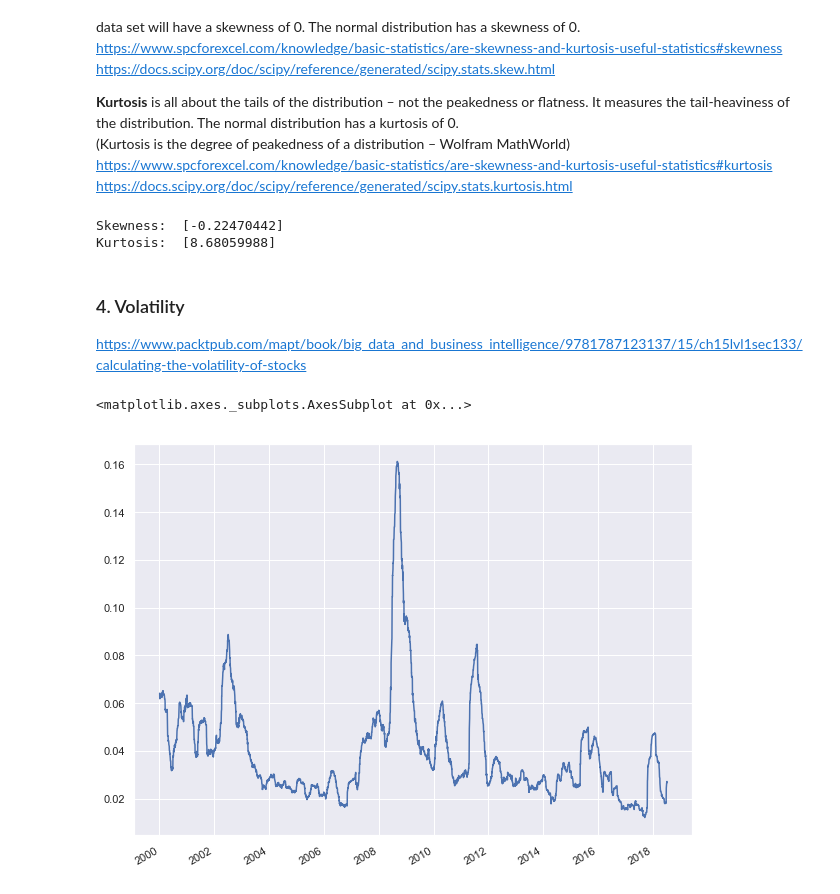
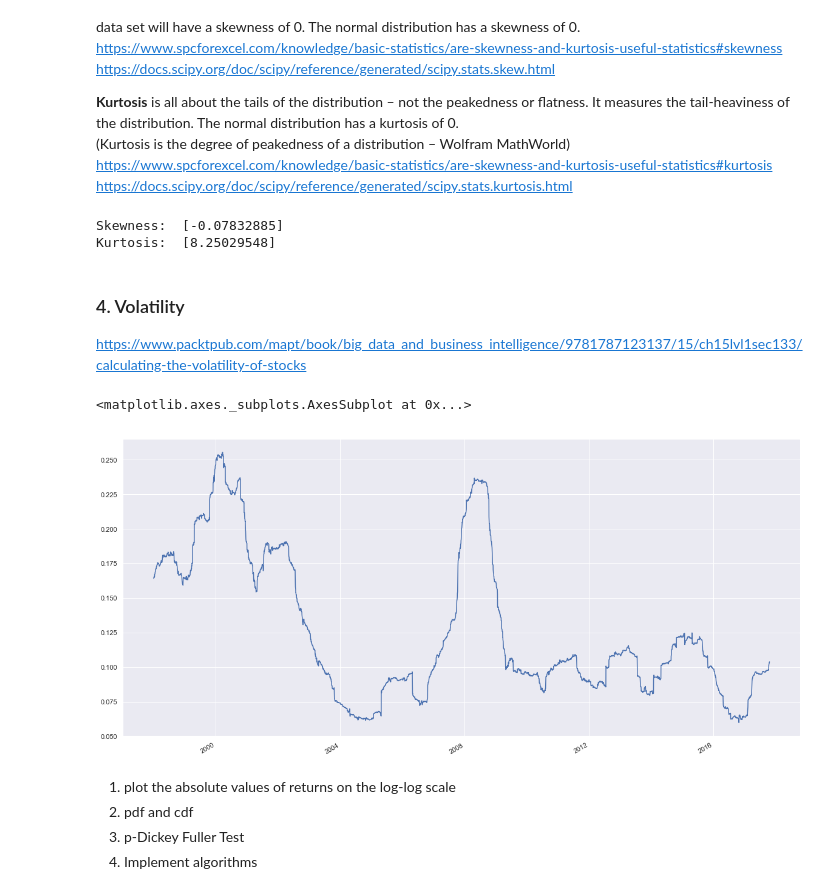
Before and after one commit to Keshav97/Final-Project, a Jupyter notebook: Preprocessing/Preprocessing.ipynb, the cells around one changed output. Cells and saved outputs as stored; diff of their text form; code cells hidden in the pictures.

```diff
--- a/Preprocessing/Preprocessing.ipynb
+++ b/Preprocessing/Preprocessing.ipynb
@@ -26,7 +26,7 @@ def read_file(filepath):
     df.drop(columns=['index'], inplace=True)
     return df
 
-filepath = '../data/alphaVantage/INX-full-daily_adjusted.csv'
+filepath = '../data/alphaVantage/MSFT-full-daily_adjusted.csv'
 stocks = read_file(filepath)
 print(stocks.info())
 stocks.head()
@@ -315,8 +317,8 @@ https://docs.scipy.org/doc/scipy/reference/generated/scipy.stats.kurtosis.html
 print("Skewness: ", sp.stats.skew(std_scaled_stock_returns))
 print("Kurtosis: ", sp.stats.kurtosis(std_scaled_stock_returns))
 # %% [output]
-Skewness:  [-0.22470442]
-Kurtosis:  [8.68059988]
+Skewness:  [-0.07832885]
+Kurtosis:  [8.25029548]
 # %% [markdown]
 ### 4. Volatility
 https://www.packtpub.com/mapt/book/big_data_and_business_intelligence/9781787123137/15/ch15lvl1sec133/calculating-the-volatility-of-stocks
@@ -329,11 +331,16 @@ df = stock_returns
 # df = minmax_scaled_stock_returns
 decomposition_param = 'returns'
 # %%
-window = 75
+window = 252
 # calculate the volatility
 vol = df[decomposition_param].rolling(window=window).std() * np.sqrt(window)
 # plot it
-vol.plot(figsize=(10, 8))
+vol.plot(figsize=(20, 10))
 # %% [output]
 <matplotlib.axes._subplots.AxesSubplot at 0x...>
-[figure, old version]
+[figure, new version]
+# %% [markdown]
+1. plot the absolute values of returns on the log-log scale
+2. pdf and cdf
+3. p-Dickey Fuller Test
+4. Implement algorithms
```
Also changed, not shown: parts of 12 cells of this notebook, 2 other files.
